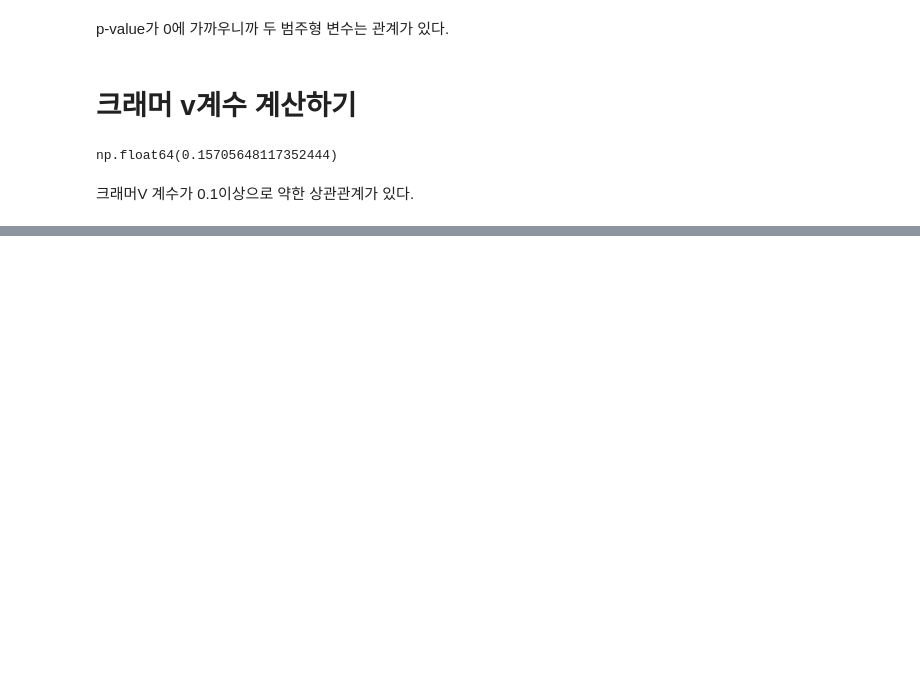
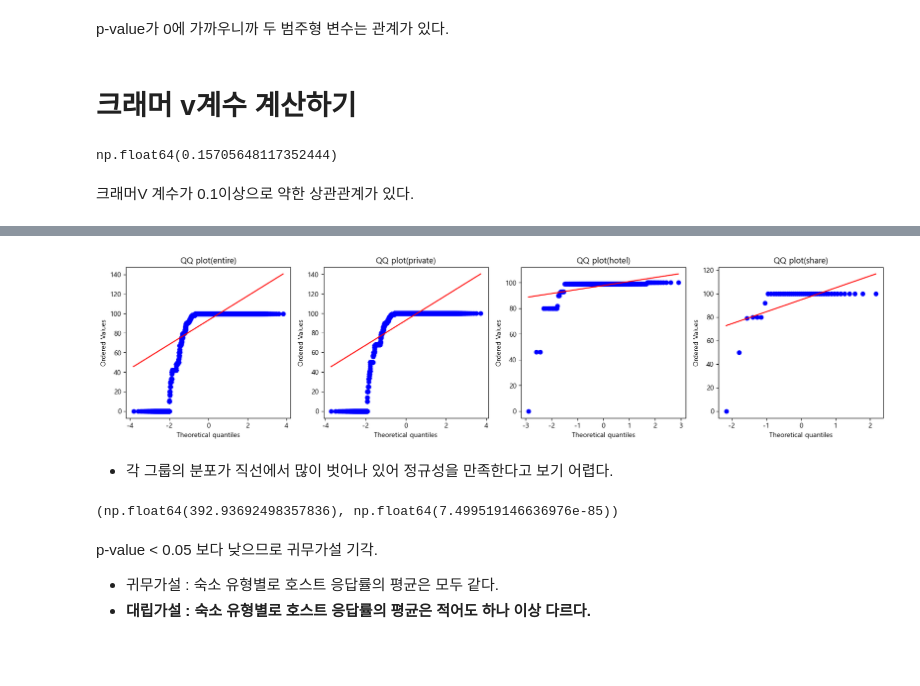
Before and after one commit to KyungminChang/data-analysis-project-BBB, a Jupyter notebook: 02_basic_statistics.ipynb, the cells around one changed output, grey strips where cells are left out. Drawn from its saved outputs; the diff is of its cells as text; code cells hidden in the pictures; blank space fills up the shorter version.

```diff
--- a/02_basic_statistics.ipynb
+++ b/02_basic_statistics.ipynb
@@ -335,0 +460,38 @@ np.float64(0.15705648117352444)
+# %%
+# 호스트 응답률의 결측치를 -1로 전처리 해놔서 제외 필요함.
+temp = df[['room_type', 'host_response_rate']].copy()
+temp = temp[temp['host_response_rate'] != -1].dropna()
+# %%
+rt1 = temp.loc[temp['room_type']=='Entire home/apt','host_response_rate']
+rt2 = temp.loc[temp['room_type']=='Private room','host_response_rate']
+rt3 = temp.loc[temp['room_type']=='Hotel room','host_response_rate']
+rt4 = temp.loc[temp['room_type']=='Shared room','host_response_rate']
+# %%
+# q-q plot 시각화
+fig, ax = plt.subplots(1,4, figsize=(20,4))
+stats.probplot(rt1, plot=ax[0])
+ax[0].set_title("QQ plot(entire)")
+stats.probplot(rt2, plot=ax[1])
+ax[1].set_title("QQ plot(private)")
+stats.probplot(rt3, plot=ax[2])
+ax[2].set_title("QQ plot(hotel)")
+stats.probplot(rt4, plot=ax[3])
+ax[3].set_title("QQ plot(share)")
+plt.show()
+# %% [output]
+[figure, added]
+# %% [markdown]
+- 각 그룹의 분포가 직선에서 많이 벗어나 있어 정규성을 만족한다고 보기 어렵다.
+# %%
+# 크루스칼 검정 통계량, p-value 계산
+stat, p = stats.kruskal(rt1, rt2, rt3,rt4)
+stat, p
+# %% [output]
+(np.float64(392.93692498357836), np.float64(7.499519146636976e-85))
+# %% [markdown]
+p-value < 0.05 보다 낮으므로 귀무가설 기각.
+
+- 귀무가설 : 숙소 유형별로 호스트 응답률의 평균은 모두 같다.
+- **대립가설 : 숙소 유형별로 호스트 응답률의 평균은 적어도 하나 이상 다르다.**
+# %% [markdown]
+##
```
Also changed, not shown: parts of 14 cells of this notebook.
